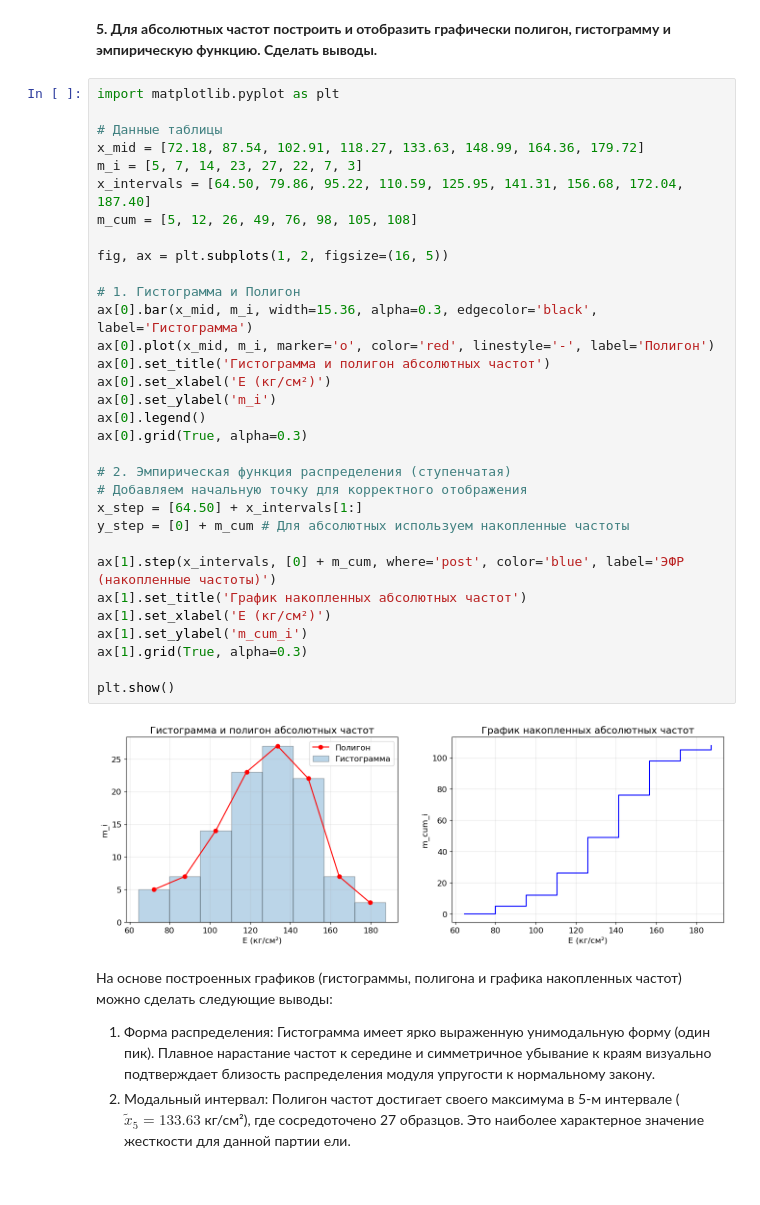
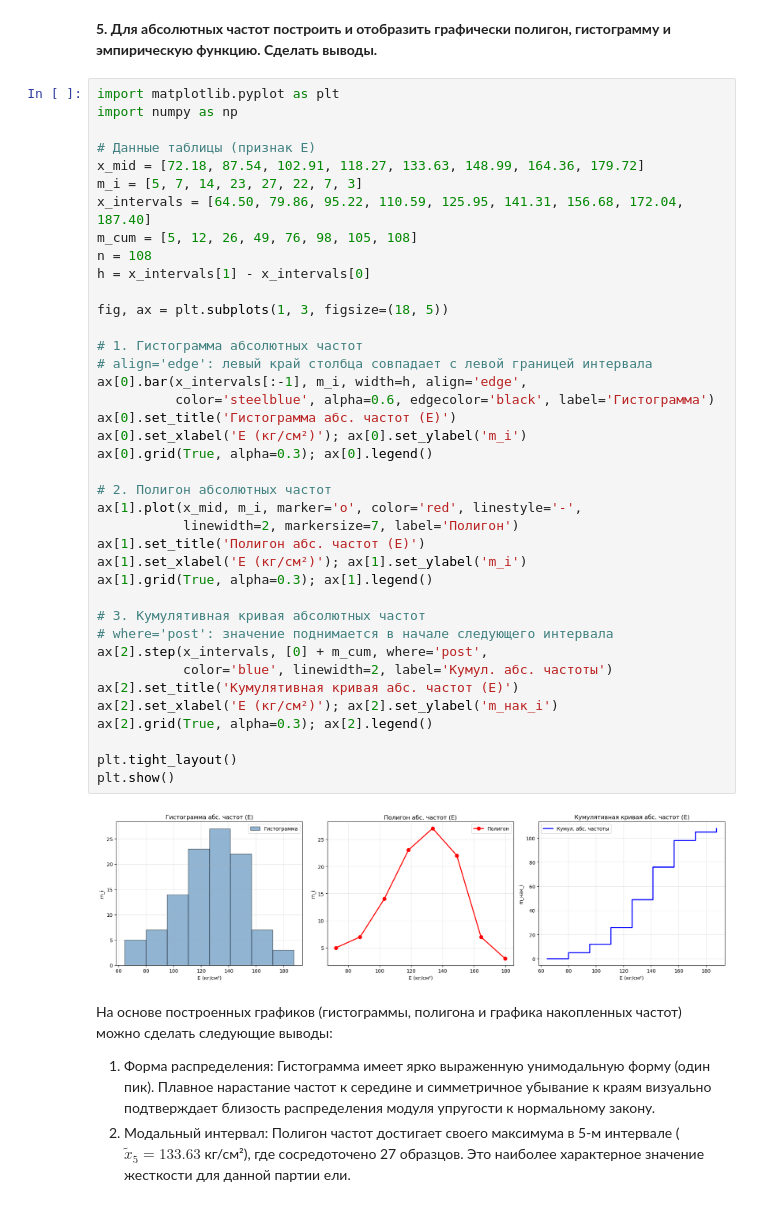
Before and after one commit to the-mvi/smedh-2026, a Jupyter notebook: 2384_Timchenko_DA_Tsygankov_RM/task1.ipynb, the cells around one changed output. Drawn from its saved outputs; the diff is of its cells as text.

```diff
--- a/2384_Timchenko_DA_Tsygankov_RM/task1.ipynb
+++ b/2384_Timchenko_DA_Tsygankov_RM/task1.ipynb
@@ -286,38 +286,45 @@ i   [x_i, x_{i+1})    ~x_i  m_i   ~m_i m_нак_i ~m_нак_i
 **5. Для абсолютных частот построить и отобразить графически полигон, гистограмму и эмпирическую функцию. Сделать выводы.**
 # %%
 import matplotlib.pyplot as plt
+import numpy as np
 
-# Данные таблицы
+# Данные таблицы (признак E)
 x_mid = [72.18, 87.54, 102.91, 118.27, 133.63, 148.99, 164.36, 179.72]
 m_i = [5, 7, 14, 23, 27, 22, 7, 3]
 x_intervals = [64.50, 79.86, 95.22, 110.59, 125.95, 141.31, 156.68, 172.04, 187.40]
 m_cum = [5, 12, 26, 49, 76, 98, 105, 108]
+n = 108
+h = x_intervals[1] - x_intervals[0]
 
-fig, ax = plt.subplots(1, 2, figsize=(16, 5))
+fig, ax = plt.subplots(1, 3, figsize=(18, 5))
 
-# 1. Гистограмма и Полигон
-ax[0].bar(x_mid, m_i, width=15.36, alpha=0.3, edgecolor='black', label='Гистограмма')
-ax[0].plot(x_mid, m_i, marker='o', color='red', linestyle='-', label='Полигон')
-ax[0].set_title('Гистограмма и полигон абсолютных частот')
-ax[0].set_xlabel('E (кг/см²)')
-ax[0].set_ylabel('m_i')
-ax[0].legend()
-ax[0].grid(True, alpha=0.3)
+# 1. Гистограмма абсолютных частот
+# align='edge': левый край столбца совпадает с левой границей интервала
+ax[0].bar(x_intervals[:-1], m_i, width=h, align='edge',
+          color='steelblue', alpha=0.6, edgecolor='black', label='Гистограмма')
+ax[0].set_title('Гистограмма абс. частот (E)')
+ax[0].set_xlabel('E (кг/см²)'); ax[0].set_ylabel('m_i')
+ax[0].grid(True, alpha=0.3); ax[0].legend()
 
-# 2. Эмпирическая функция распределения (ступенчатая)
-# Добавляем начальную точку для корректного отображения
-x_step = [64.50] + x_intervals[1:]
-y_step = [0] + m_cum # Для абсолютных используем накопленные частоты
+# 2. Полигон абсолютных частот
+ax[1].plot(x_mid, m_i, marker='o', color='red', linestyle='-',
+           linewidth=2, markersize=7, label='Полигон')
+ax[1].set_title('Полигон абс. частот (E)')
+ax[1].set_xlabel('E (кг/см²)'); ax[1].set_ylabel('m_i')
+ax[1].grid(True, alpha=0.3); ax[1].legend()
 
-ax[1].step(x_intervals, [0] + m_cum, where='post', color='blue', label='ЭФР (накопленные частоты)')
-ax[1].set_title('График накопленных абсолютных частот')
-ax[1].set_xlabel('E (кг/см²)')
-ax[1].set_ylabel('m_cum_i')
-ax[1].grid(True, alpha=0.3)
+# 3. Кумулятивная кривая абсолютных частот
+# where='post': значение поднимается в начале следующего интервала
+ax[2].step(x_intervals, [0] + m_cum, where='post',
+           color='blue', linewidth=2, label='Кумул. абс. частоты')
+ax[2].set_title('Кумулятивная кривая абс. частот (E)')
+ax[2].set_xlabel('E (кг/см²)'); ax[2].set_ylabel('m_нак_i')
+ax[2].grid(True, alpha=0.3); ax[2].legend()
 
+plt.tight_layout()
 plt.show()
 # %% [output]
-[figure, old version]
+[figure, new version]
 # %% [markdown]
 На основе построенных графиков (гистограммы, полигона и графика накопленных частот) можно сделать следующие выводы:
 1. Форма распределения: Гистограмма имеет ярко выраженную унимодальную форму (один пик). Плавное нарастание частот к середине и симметричное убывание к краям визуально подтверждает близость распределения модуля упругости к нормальному закону.
```
Also changed, not shown: parts of 4 cells of this notebook.
